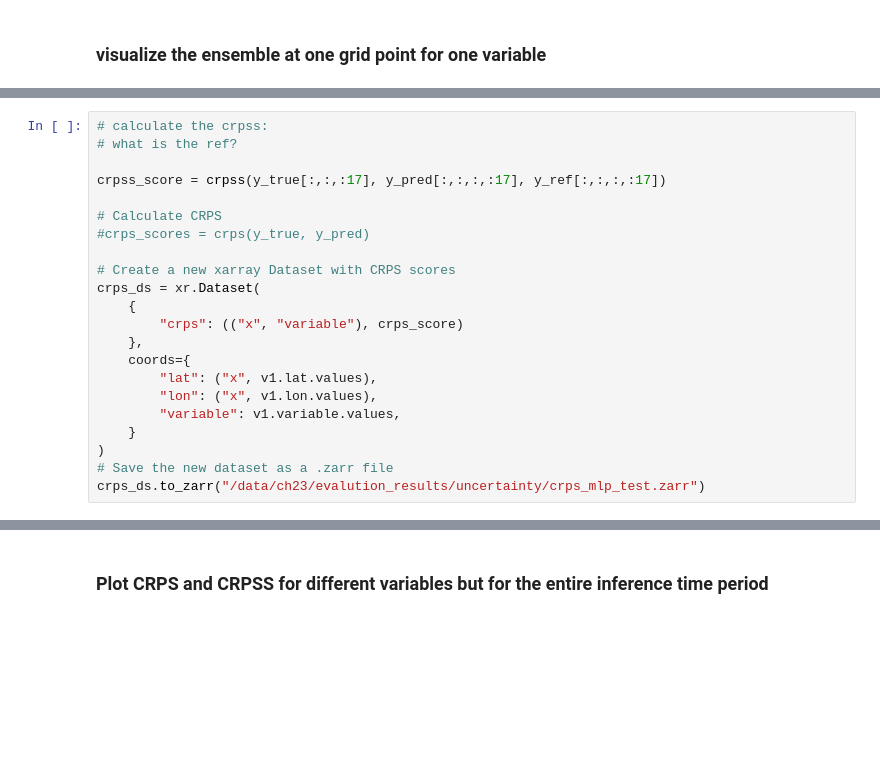
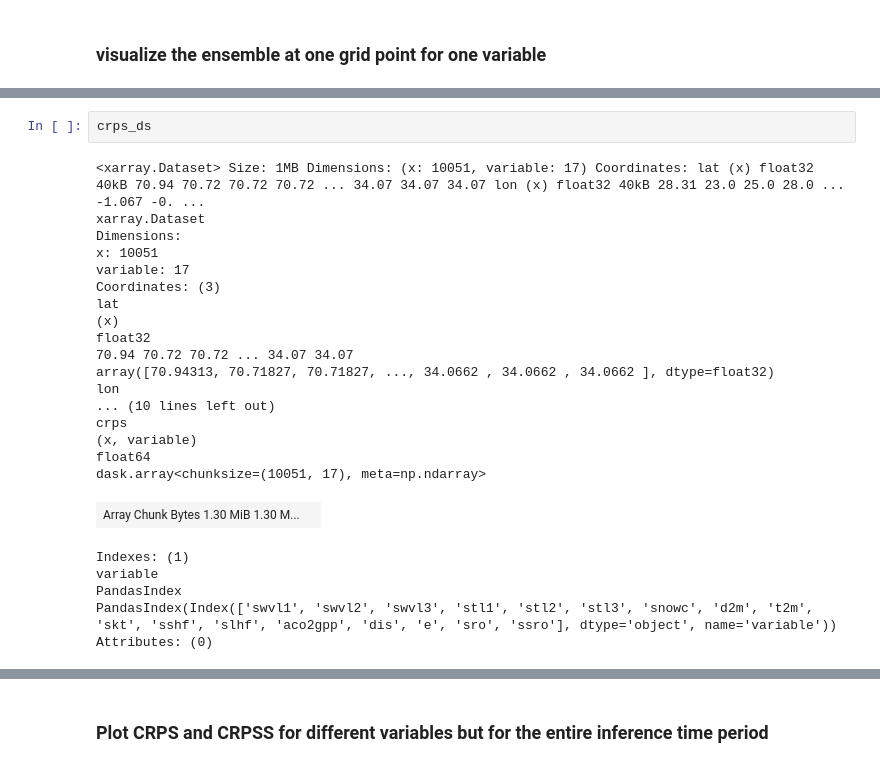
Before and after one commit to ECMWFCode4Earth/ML-BEES, a Jupyter notebook: ML-BEES-eval/uncertainty.ipynb, the cells around one changed output, grey strips where cells are left out. Cells and saved outputs as stored; diff of their text form; blank space fills up the shorter version.

```diff
--- a/ML-BEES-eval/uncertainty.ipynb
+++ b/ML-BEES-eval/uncertainty.ipynb
@@ -576,22 +196,0 @@ y_ref=climatology_ensemble_forecast
-# %%
-# calculate the crpss:
-# what is the ref?
-
-crpss_score = crpss(y_true[:,:,:17], y_pred[:,:,:,:17], y_ref[:,:,:,:17])
-
-# Calculate CRPS
-#crps_scores = crps(y_true, y_pred)
-
-# Create a new xarray Dataset with CRPS scores
-crps_ds = xr.Dataset(
-    {
-        "crps": (("x", "variable"), crps_score)
-    },
-    coords={
-        "lat": ("x", v1.lat.values),
-        "lon": ("x", v1.lon.values),
-        "variable": v1.variable.values,
-    }
-)
-# Save the new dataset as a .zarr file
-crps_ds.to_zarr("/data/ch23/evalution_results/uncertainty/crps_mlp_test.zarr")
@@ -597,0 +201,26 @@ crps_ds.to_zarr("/data/ch23/evalution_results/uncertainty/crps_mlp_test.zarr")
+# %%
+crps_ds
+# %% [output]
+<xarray.Dataset> Size: 1MB Dimensions: (x: 10051, variable: 17) Coordinates: lat (x) float32 40kB 70.94 70.72 70.72 70.72 ... 34.07 34.07 34.07 lon (x) float32 40kB 28.31 23.0 25.0 28.0 ... -1.067 -0. ...
+xarray.Dataset
+Dimensions:
+x: 10051
+variable: 17
+Coordinates: (3)
+lat
+(x)
+float32
+70.94 70.72 70.72 ... 34.07 34.07
+array([70.94313, 70.71827, 70.71827, ..., 34.0662 , 34.0662 , 34.0662 ], dtype=float32)
+lon
+... (10 lines left out)
+crps
+(x, variable)
+float64
+dask.array<chunksize=(10051, 17), meta=np.ndarray>
+| Array Chunk Bytes 1.30 MiB 1.30 M... |  |
+Indexes: (1)
+variable
+PandasIndex
+PandasIndex(Index(['swvl1', 'swvl2', 'swvl3', 'stl1', 'stl2', 'stl3', 'snowc', 'd2m', 't2m', 'skt', 'sshf', 'slhf', 'aco2gpp', 'dis', 'e', 'sro', 'ssro'], dtype='object', name='variable'))
+Attributes: (0)
```
Also changed, not shown: parts of 30 cells of this notebook.
